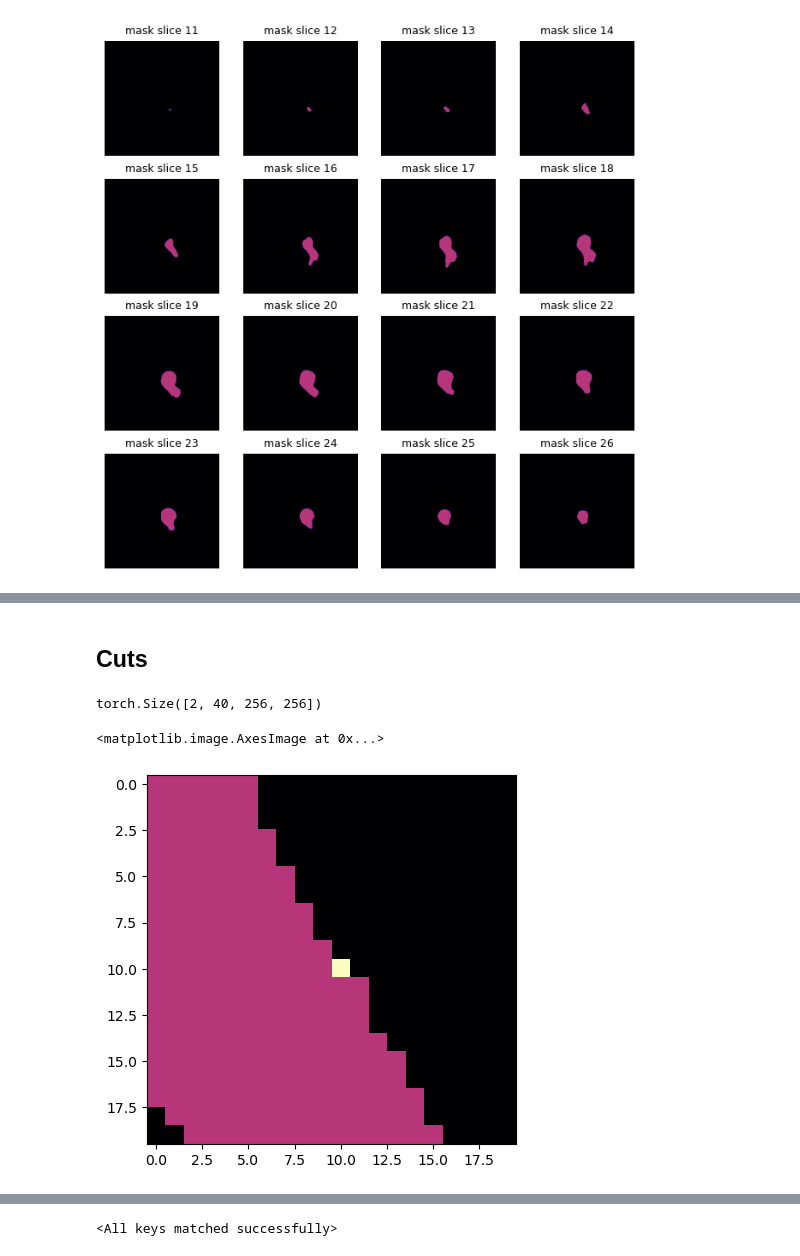
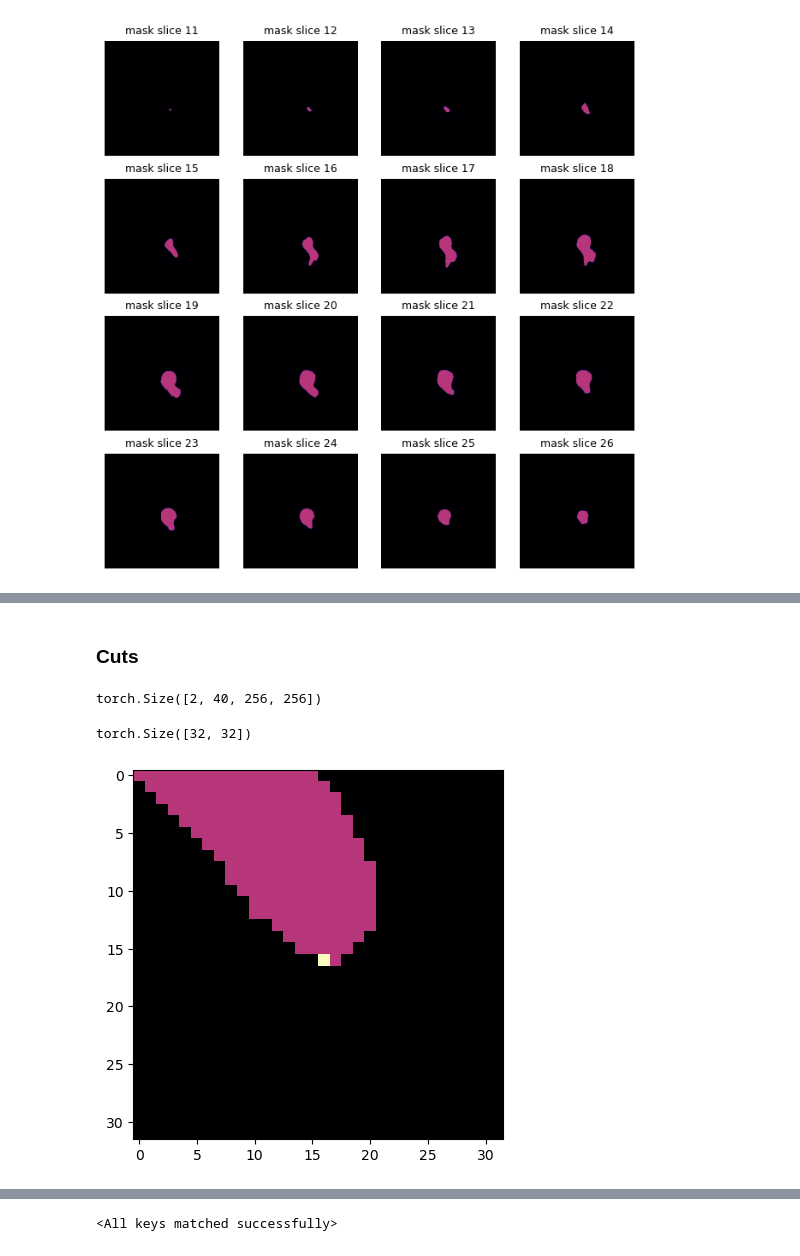
Before and after one commit to kuko6/click-correction, a Jupyter notebook: notebooks/active_learning.ipynb, the cells around one changed output, grey strips where cells are left out. Saved outputs shown, nothing was run; the diff lists cells and outputs as text; code cells hidden in the pictures.

```diff
--- a/notebooks/active_learning.ipynb
+++ b/notebooks/active_learning.ipynb
@@ -90,17 +90,22 @@ torch.Size([40, 40])
 # %% [markdown]
-## Cuts
+### Cuts
 # %%
 def cut_volume(label, cut_size=20, num=12):
+    cut_size = cut_size // 2
+
     click_coords = torch.nonzero(label[1])
     cuts = []
     k = num if len(click_coords) > num else len(click_coords)
+
     for click_idx in range(0, k):
         coords = click_coords[click_idx]
 
         click = torch.zeros_like(label[0][coords[0]])
         click[coords[1], coords[2]] = 1
 
-        a = label[0][coords[0]] + click
+        # a = label[0][coords[0]] + click
+        a = torch.clone(label[0][coords[0]])
+        # a[coords[1], coords[2]] = 2
         cut = a[
             coords[1]-cut_size:coords[1]+cut_size,
             coords[2]-cut_size:coords[2]+cut_size
@@ -128,16 +137,22 @@ def plot_cuts(cuts):
         j += 1
 
     plt.show()
+# %%
+def plot_cut(cut, cmap='magma'):
+    tmp_cut = torch.clone(cut)
+    tmp_cut[cut.shape[0]//2, cut.shape[0]//2] = 2
+    plt.imshow(tmp_cut, cmap=cmap)
 # %%
 label.shape
 # %% [output]
 torch.Size([2, 40, 256, 256])
 # %%
-cuts, clicks = cut_volume(label, cut_size=10, num=24)
-plt.imshow(cuts[10], cmap='magma')
+cuts, clicks = cut_volume(label, cut_size=32, num=24)
+plot_cut(cuts[10], cmap='magma')
+cuts[0].shape
 # %% [output]
-<matplotlib.image.AxesImage at 0x...>
+torch.Size([32, 32])
-[figure, old version]
+[figure, new version]
 # %%
 plot_cuts(cuts)
 # %% [output]
```
Also changed, not shown: parts of 26 cells of this notebook, 1 other file.
